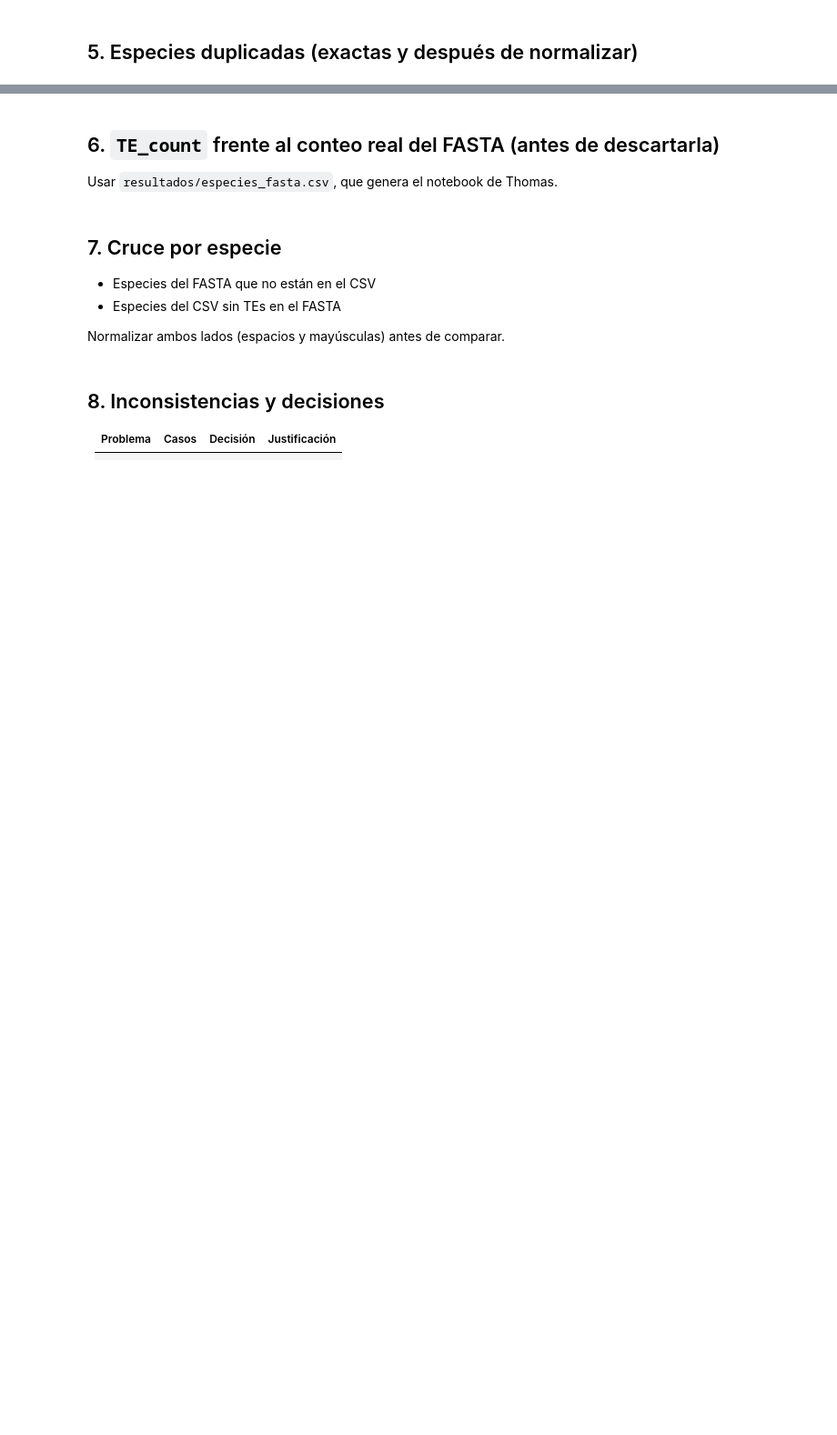
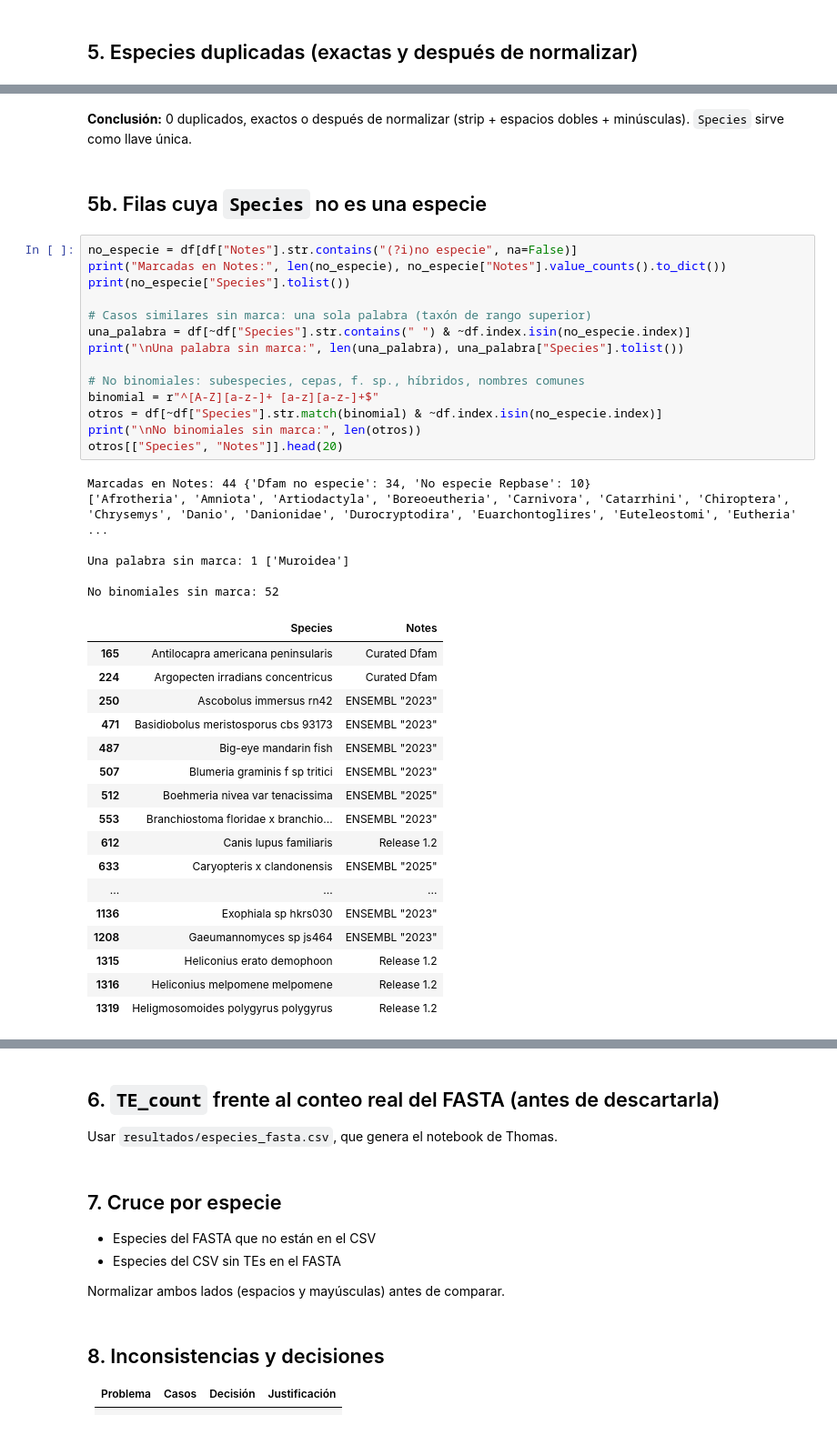
Before and after one commit to ThomasToro/transposable-elements-db, a Jupyter notebook: notebooks/00_exploracion_csv.ipynb, the cells around one changed output, grey strips where cells are left out. Shown at 91% size. Drawn from its saved outputs; the diff is of its cells as text; blank space fills up the shorter version.

```diff
--- a/notebooks/00_exploracion_csv.ipynb
+++ b/notebooks/00_exploracion_csv.ipynb
@@ -31,0 +140,42 @@ Quedarse con las 9 columnas del enunciado: Kingdom, Phylum, Class, Order, Family
+# %% [markdown]
+**Conclusión:** 0 duplicados, exactos o después de normalizar (strip + espacios dobles + minúsculas). `Species` sirve como llave única.
+# %% [markdown]
+## 5b. Filas cuya `Species` no es una especie
+# %%
+no_especie = df[df["Notes"].str.contains("(?i)no especie", na=False)]
+print("Marcadas en Notes:", len(no_especie), no_especie["Notes"].value_counts().to_dict())
+print(no_especie["Species"].tolist())
+
+# Casos similares sin marca: una sola palabra (taxón de rango superior)
+una_palabra = df[~df["Species"].str.contains(" ") & ~df.index.isin(no_especie.index)]
+print("\nUna palabra sin marca:", len(una_palabra), una_palabra["Species"].tolist())
+
+# No binomiales: subespecies, cepas, f. sp., híbridos, nombres comunes
+binomial = r"^[A-Z][a-z-]+ [a-z][a-z-]+$"
+otros = df[~df["Species"].str.match(binomial) & ~df.index.isin(no_especie.index)]
+print("\nNo binomiales sin marca:", len(otros))
+otros[["Species", "Notes"]].head(20)
+# %% [output]
+Marcadas en Notes: 44 {'Dfam no especie': 34, 'No especie Repbase': 10}
+['Afrotheria', 'Amniota', 'Artiodactyla', 'Boreoeutheria', 'Carnivora', 'Catarrhini', 'Chiroptera', 'Chrysemys', 'Danio', 'Danionidae', 'Durocryptodira', 'Euarchontoglires', 'Euteleostomi', 'Eutheria' ...
+
+Una palabra sin marca: 1 ['Muroidea']
+
+No binomiales sin marca: 52
+|  | Species | Notes |
+| 165 | Antilocapra americana peninsularis | Curated Dfam |
+| 224 | Argopecten irradians concentricus | Curated Dfam |
+| 250 | Ascobolus immersus rn42 | ENSEMBL "2023" |
+| 471 | Basidiobolus meristosporus cbs 93173 | ENSEMBL "2023" |
+| 487 | Big-eye mandarin fish | ENSEMBL "2023" |
+| 507 | Blumeria graminis f sp tritici | ENSEMBL "2023" |
+| 512 | Boehmeria nivea var tenacissima | ENSEMBL "2025" |
+| 553 | Branchiostoma floridae x branchio... | ENSEMBL "2023" |
+| 612 | Canis lupus familiaris | Release 1.2 |
+| 633 | Caryopteris x clandonensis | ENSEMBL "2025" |
+| ... | ... | ... |
+| 1136 | Exophiala sp hkrs030 | ENSEMBL "2023" |
+| 1208 | Gaeumannomyces sp js464 | ENSEMBL "2023" |
+| 1315 | Heliconius erato demophoon | Release 1.2 |
+| 1316 | Heliconius melpomene melpomene | Release 1.2 |
+| 1319 | Heligmosomoides polygyrus polygyrus | Release 1.2 |
```
Also changed, not shown: parts of 19 cells of this notebook, 10 other files.
